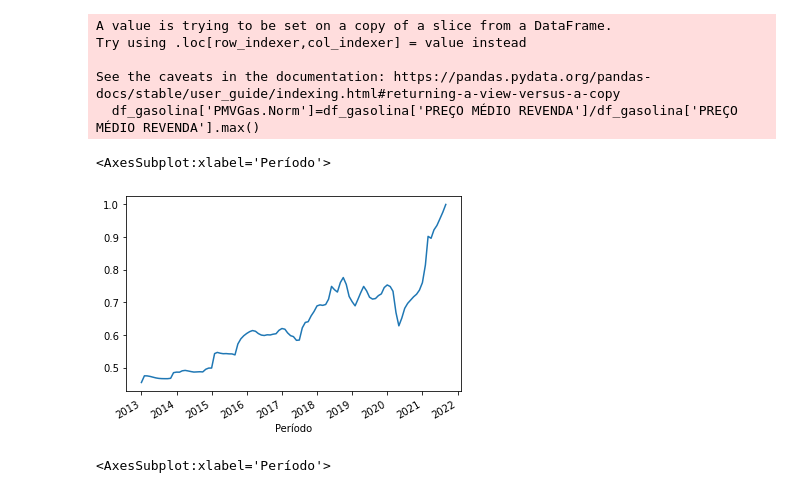
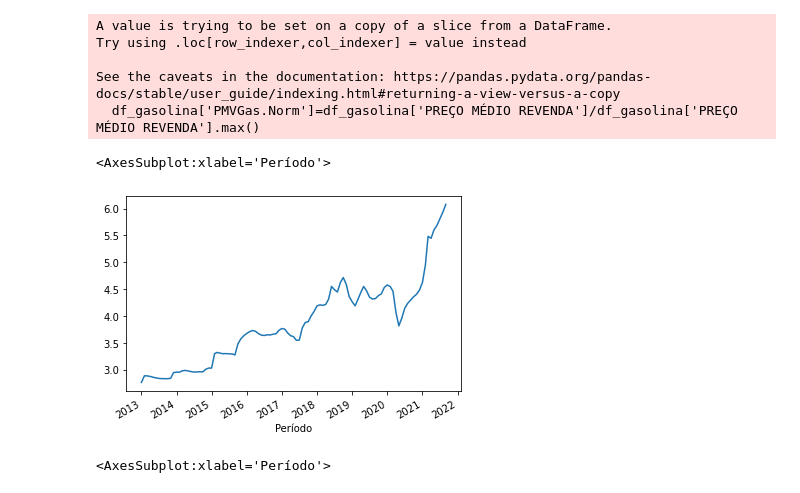
Before and after one commit to ednaelxd/residencia, a Jupyter notebook: desenvolvimento.ipynb, the cells around one changed output. Saved outputs shown, nothing was run; the diff lists cells and outputs as text; code cells hidden in the pictures.

```diff
--- a/desenvolvimento.ipynb
+++ b/desenvolvimento.ipynb
@@ -63,11 +96,11 @@ Try using .loc[row_indexer,col_indexer] = value instead
 
 See the caveats in the documentation: https://pandas.pydata.org/pandas-docs/stable/user_guide/indexing.html#returning-a-view-versus-a-copy
   df_gasolina['PMVGas.Norm']=df_gasolina['PREÇO MÉDIO REVENDA']/df_gasolina['PREÇO MÉDIO REVENDA'].max()
-# %%
-df_gasolina['PMVGas.Norm'].plot()
-# %% [output]
-<AxesSubplot:xlabel='Período'>
-[figure, removed]
+# %%
+df_gasolina['PREÇO MÉDIO REVENDA'].plot()
+# %% [output]
+<AxesSubplot:xlabel='Período'>
+[figure, added]
 # %%
 df_gasolina['PMVGas.Norm'].plot(legend=True)
 barril.loc['2013-01-1':,'VBar.Norm'].plot(legend=True)
```
Also changed, not shown: parts of 2 cells of this notebook, 2 other files.
